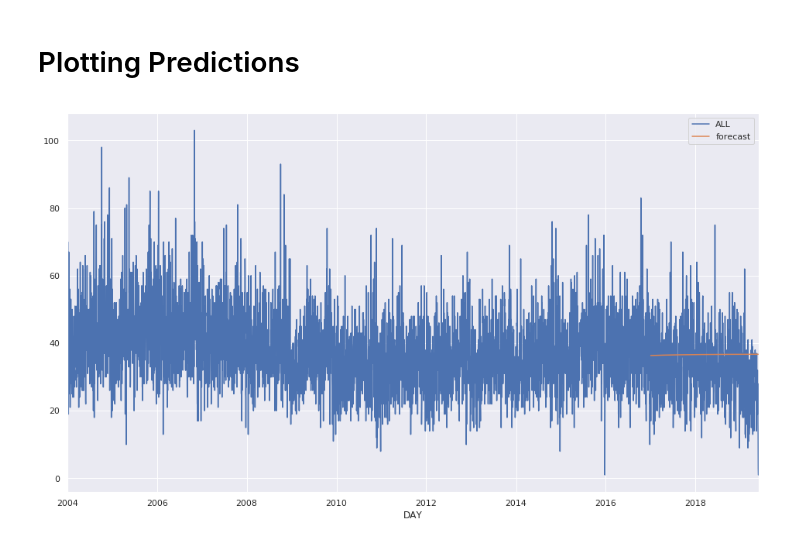
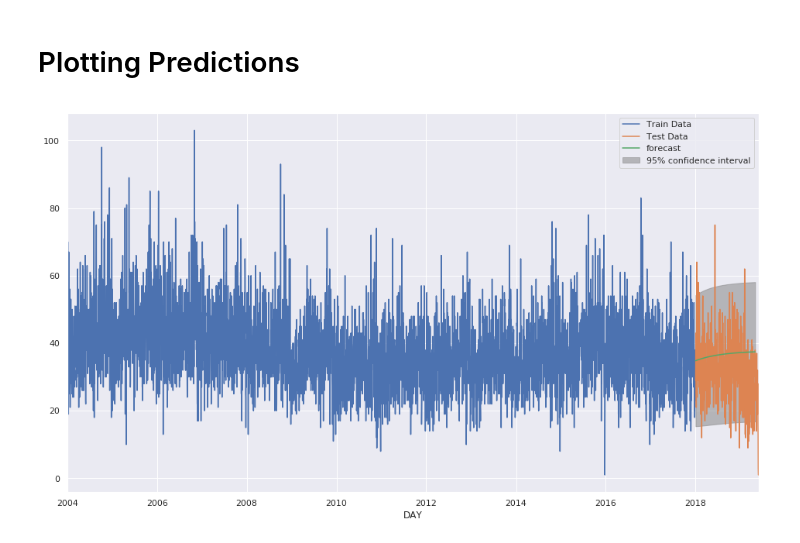
Before and after one commit to andrewmaurer/ml-techniques, a Jupyter notebook: Time Series Forecasting.ipynb, the cells around one changed output. Drawn from its saved outputs; the diff is of its cells as text; code cells hidden in the pictures.

```diff
--- a/Time Series Forecasting.ipynb
+++ b/Time Series Forecasting.ipynb
@@ -295,0 +282,11 @@ ax[1] = plot_pacf(data_z.dropna(), ax=ax[1], lags=20)
+# %%
+split_year = 2017
+
+train_data = data_ts.ALL[data_ts.ALL.index.year <= split_year]
+test_data = data_ts.ALL[data_ts.ALL.index.year > split_year]
+
+fig, ax = plt.subplots(1, figsize=(16,9))
+
+train_data.plot(ax=ax, label='train')
+test_data.plot(ax=ax, label='test')
+ax.legend()
@@ -429,11 +429,14 @@ ax[0].legend();
 # %% [markdown]
 # Plotting Predictions
 # %%
-model = ARIMA(data_ts.ALL, (1,0,1), freq='D')
+model = ARIMA(train_data, (1,0,1), freq='D')
 res_101 = model.fit()
 
+pred = model.predict(test_data)
+
 fig,ax = plt.subplots(figsize=(16,9))
-data_ts.ALL.plot(ax=ax)
-ax = res_101.plot_predict('2017-01', '2019-05', dynamic=True, plot_insample=False, ax=ax);
+train_data.plot(ax=ax, label='Train Data')
+test_data.plot(ax=ax, label='Test Data')
+ax = res_101.plot_predict('2018-01', '2019-05', dynamic=True, plot_insample=False, ax=ax);
 # %% [output]
-[figure, old version]
+[figure, new version]
```
Also changed, not shown: parts of 15 cells of this notebook.
